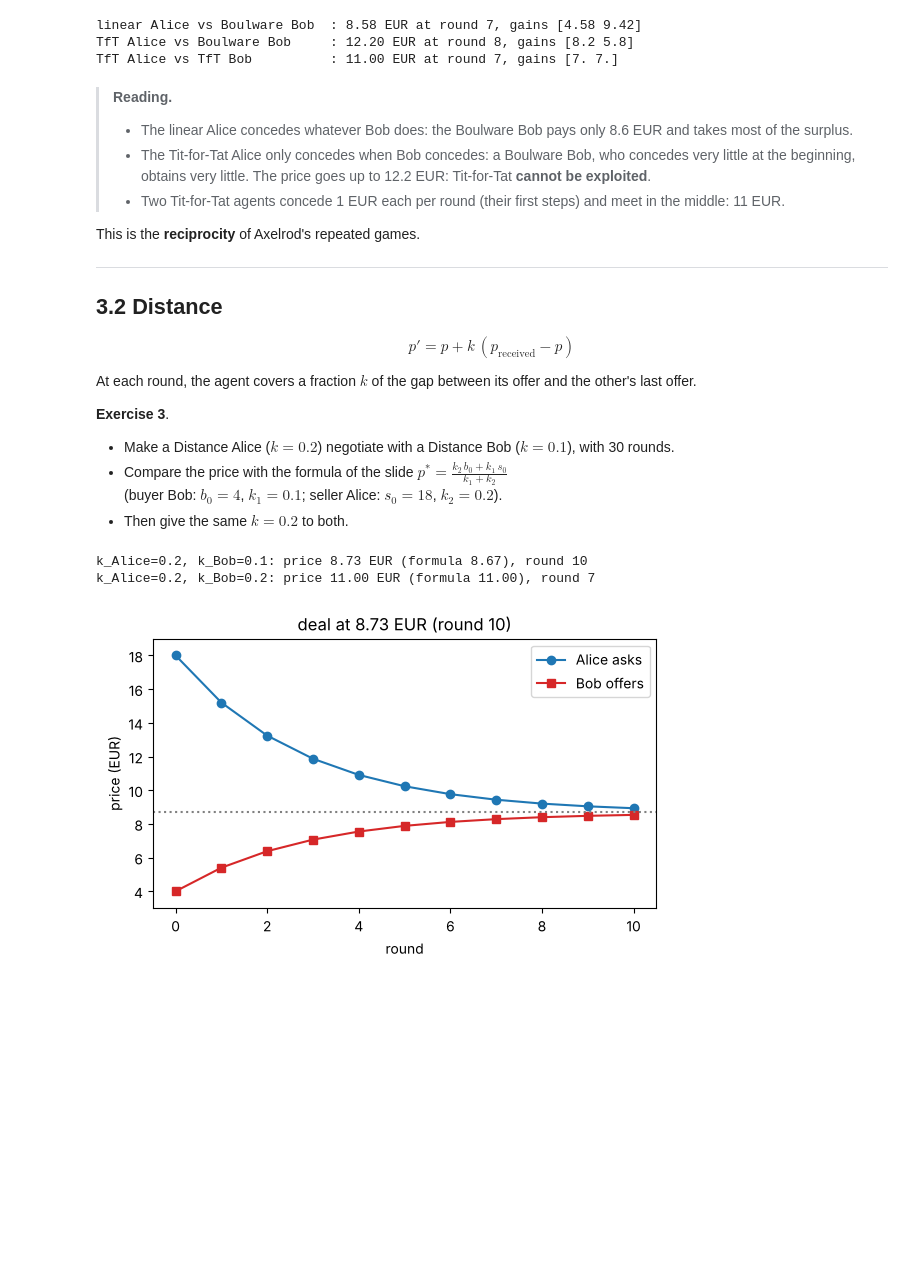
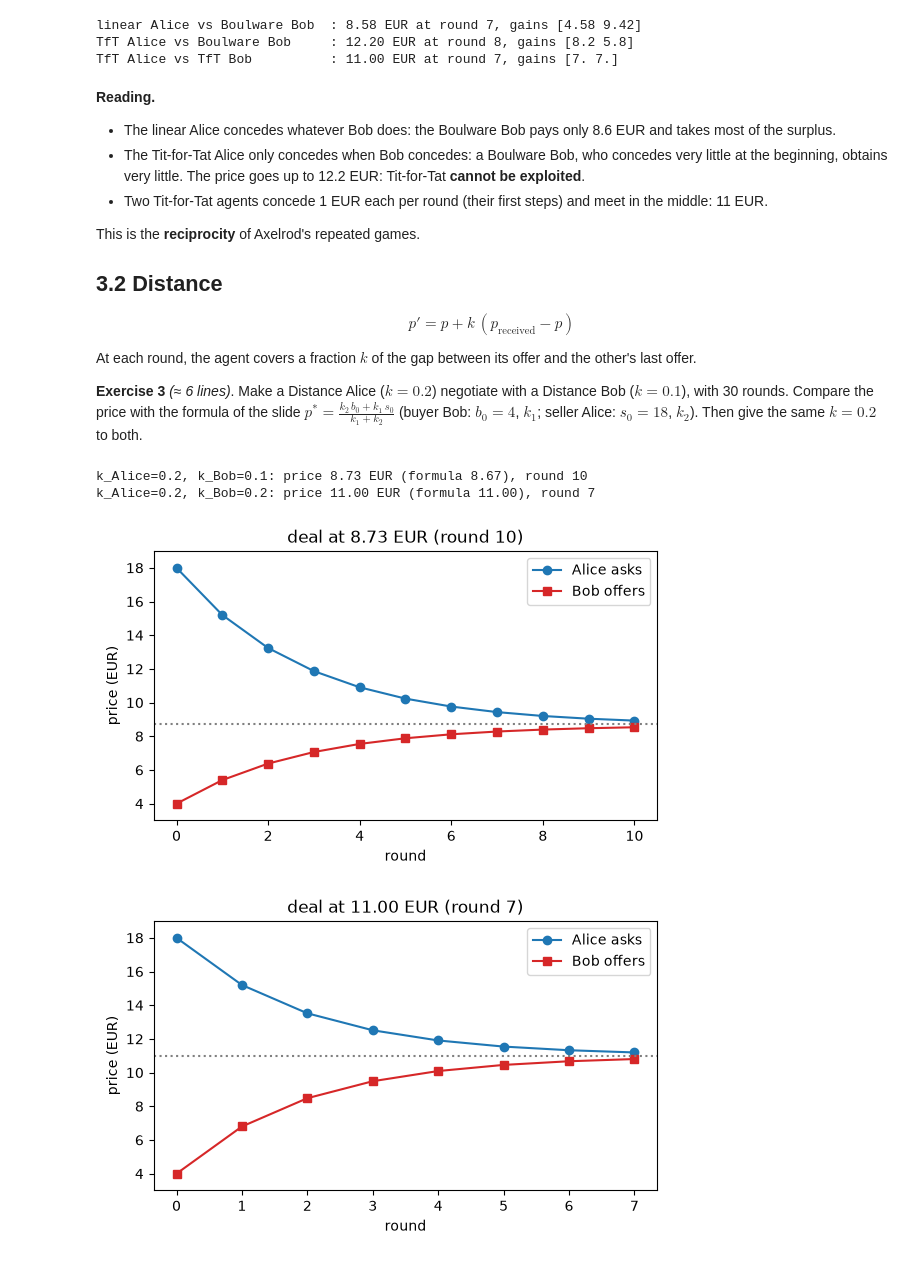
Before and after one commit to EmmanuelADAM/IntelligenceArtificiellePython, a Jupyter notebook: gameTheory/carpool-agents-book/03_tit_for_tat_distance.ipynb, the cells around one changed output. Cells and saved outputs as stored; diff of their text form; code cells hidden in the pictures; blank space fills up the shorter version.

Commit message:
solution to the carpool book
"agents" that negociate (game theory courses)

```diff
--- a/gameTheory/carpool-agents-book/03_tit_for_tat_distance.ipynb
+++ b/gameTheory/carpool-agents-book/03_tit_for_tat_distance.ipynb
@@ -26,6 +21,15 @@ In Tit-for-Tat concession, my concession $=$ `coef` $\times$ the last concession
 # %%
 # Exercise 1: your code here
 # %%
+def alice_tft(r, T, mine, theirs):
+    if not mine:
+        return 18
+    if len(theirs) < 2:
+        return mine[-1] - 1                      # first step
+    return mine[-1] - abs(theirs[-1] - theirs[-2])
+
+bob_script = [4, 6, 7, 7, 7, 7, 7, 7, 7, 7]
+bob_scripted = lambda r, T, mine, theirs: bob_script[r]
 
 res = negotiate(alice_tft, bob_scripted, T=5)
 for r, (a, b) in enumerate(zip(res["alice"], res["bob"])):
@@ -51,19 +52,29 @@ round 5: Bob offers 7 EUR, Alice asks 14 EUR
 # %%
 # Exercise 2: your code here
 # %%
+alice_linear = lambda r, T, mine, theirs: time_dependent(r, T, 18, 4, beta=1)
+alice_tft2   = lambda r, T, mine, theirs: tit_for_tat(mine, theirs, 18, -1)
+bob_boulware = lambda r, T, mine, theirs: time_dependent(r, T, 4, 18, beta=0.3)
+bob_tft      = lambda r, T, mine, theirs: tit_for_tat(mine, theirs, 4, +1)
+
+for name, a, b in (("linear Alice vs Boulware Bob", alice_linear, bob_boulware),
+                   ("TfT Alice vs Boulware Bob", alice_tft2, bob_boulware),
+                   ("TfT Alice vs TfT Bob", alice_tft2, bob_tft)):
+    res = negotiate(a, b)
+    price = "no deal" if res["price"] is None else f"{res['price']:.2f} EUR at round {res['round']}"
+    print(f"{name:30s}: {price}, gains {np.round(res['gains'], 2)}")
 # %% [output]
 linear Alice vs Boulware Bob  : 8.58 EUR at round 7, gains [4.58 9.42]
 TfT Alice vs Boulware Bob     : 12.20 EUR at round 8, gains [8.2 5.8]
 TfT Alice vs TfT Bob          : 11.00 EUR at round 7, gains [7. 7.]
 # %% [markdown]
-> **Reading.**
-> - The linear Alice concedes whatever Bob does: the Boulware Bob pays only 8.6 EUR and takes most of the surplus.
-> - The Tit-for-Tat Alice only concedes when Bob concedes: a Boulware Bob, who concedes very little at the beginning, obtains very little. The price goes up to 12.2 EUR: Tit-for-Tat **cannot be exploited**.
-> - Two Tit-for-Tat agents concede 1 EUR each per round (their first steps) and meet in the middle: 11 EUR.
+**Reading.**
+
+- The linear Alice concedes whatever Bob does: the Boulware Bob pays only 8.6 EUR and takes most of the surplus.
+- The Tit-for-Tat Alice only concedes when Bob concedes: a Boulware Bob, who concedes very little at the beginning, obtains very little. The price goes up to 12.2 EUR: Tit-for-Tat **cannot be exploited**.
+- Two Tit-for-Tat agents concede 1 EUR each per round (their first steps) and meet in the middle: 11 EUR.
 
 This is the **reciprocity** of Axelrod's repeated games.
-
----
 
 ## 3.2 Distance
 
@@ -71,16 +82,24 @@ $$p' = p + k\,(p_{\text{received}} - p)$$
 
 At each round, the agent covers a fraction $k$ of the gap between its offer and the other's last offer.
 
-**Exercise 3**.
-- Make a Distance Alice ($k = 0.2$) negotiate with a Distance Bob ($k = 0.1$), with 30 rounds.
-- Compare the price with the formula of the slide $p^* = \frac{k_2\, b_0 + k_1\, s_0}{k_1 + k_2}$
-(buyer Bob: $b_0=4$, $k_1=0.1$; seller Alice: $s_0 = 18$, $k_2=0.2$).
-- Then give the same $k = 0.2$ to both.
+**Exercise 3** *(≈ 6 lines)*. Make a Distance Alice ($k = 0.2$) negotiate with a Distance Bob ($k = 0.1$), with 30 rounds. Compare the price with the formula of the slide
+$p^* = \frac{k_2\, b_0 + k_1\, s_0}{k_1 + k_2}$ (buyer Bob: $b_0 = 4$, $k_1$; seller Alice: $s_0 = 18$, $k_2$). Then give the same $k = 0.2$ to both.
 # %%
 # Exercise 3: your code here
 # %%
+def pair(k_alice, k_bob):
+    a = lambda r, T, mine, theirs: distance(mine, theirs, 18, k_alice)
+    b = lambda r, T, mine, theirs: distance(mine, theirs, 4, k_bob)
+    return negotiate(a, b, T=30)
+
+for k_alice, k_bob in ((0.2, 0.1), (0.2, 0.2)):
+    res = pair(k_alice, k_bob)
+    formula = (k_alice * 4 + k_bob * 18) / (k_alice + k_bob)
+    print(f"k_Alice={k_alice}, k_Bob={k_bob}: price {res['price']:.2f} EUR (formula {formula:.2f}), round {res['round']}")
+    show(res)
 # %% [output]
 k_Alice=0.2, k_Bob=0.1: price 8.73 EUR (formula 8.67), round 10
 k_Alice=0.2, k_Bob=0.2: price 11.00 EUR (formula 11.00), round 7
-[figure, old version]
+[figure, new version]
+[figure, added]
 # %% [markdown]
```
Also changed, not shown: parts of 7 cells of this notebook, 4 other files.
